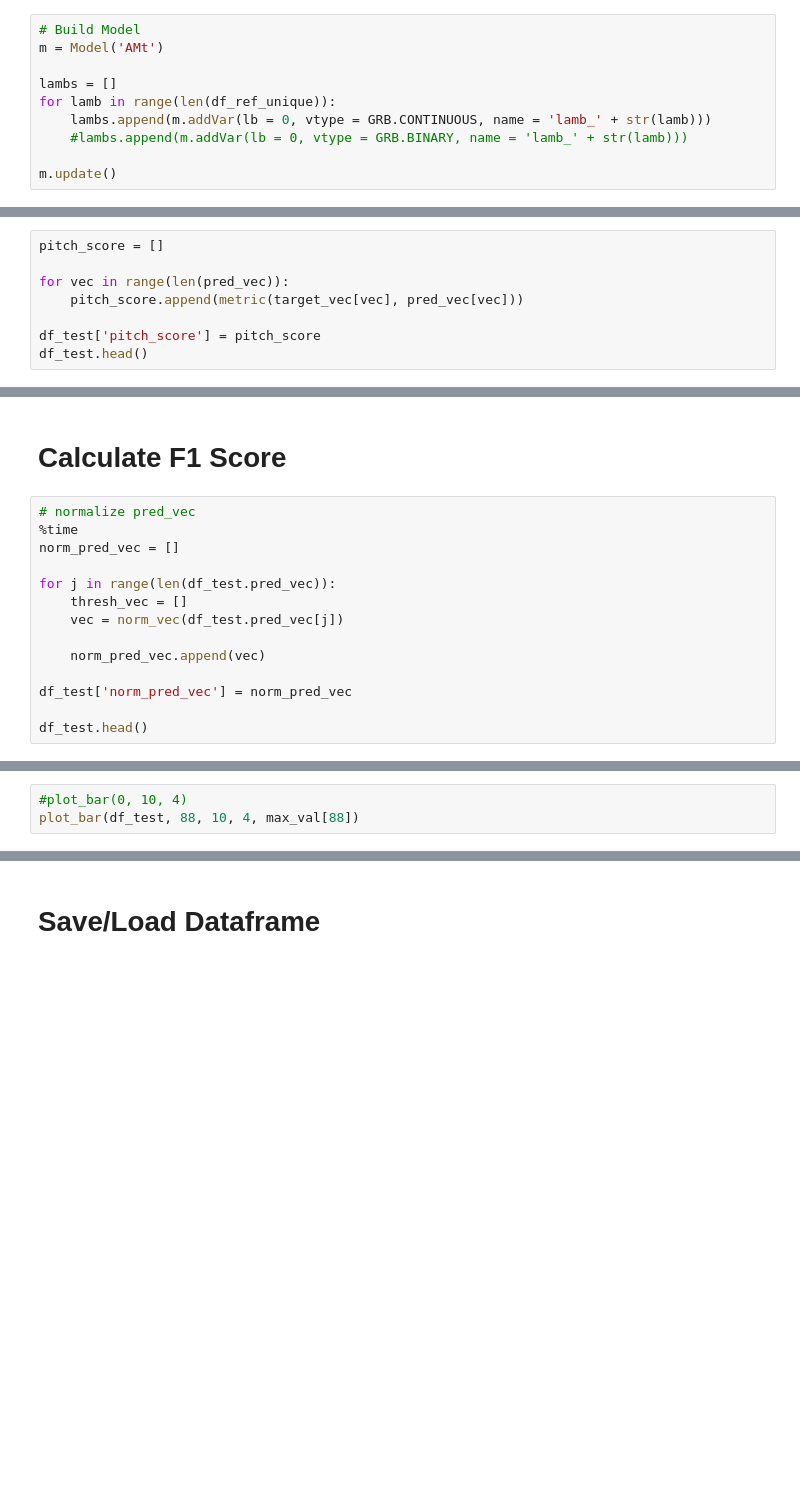
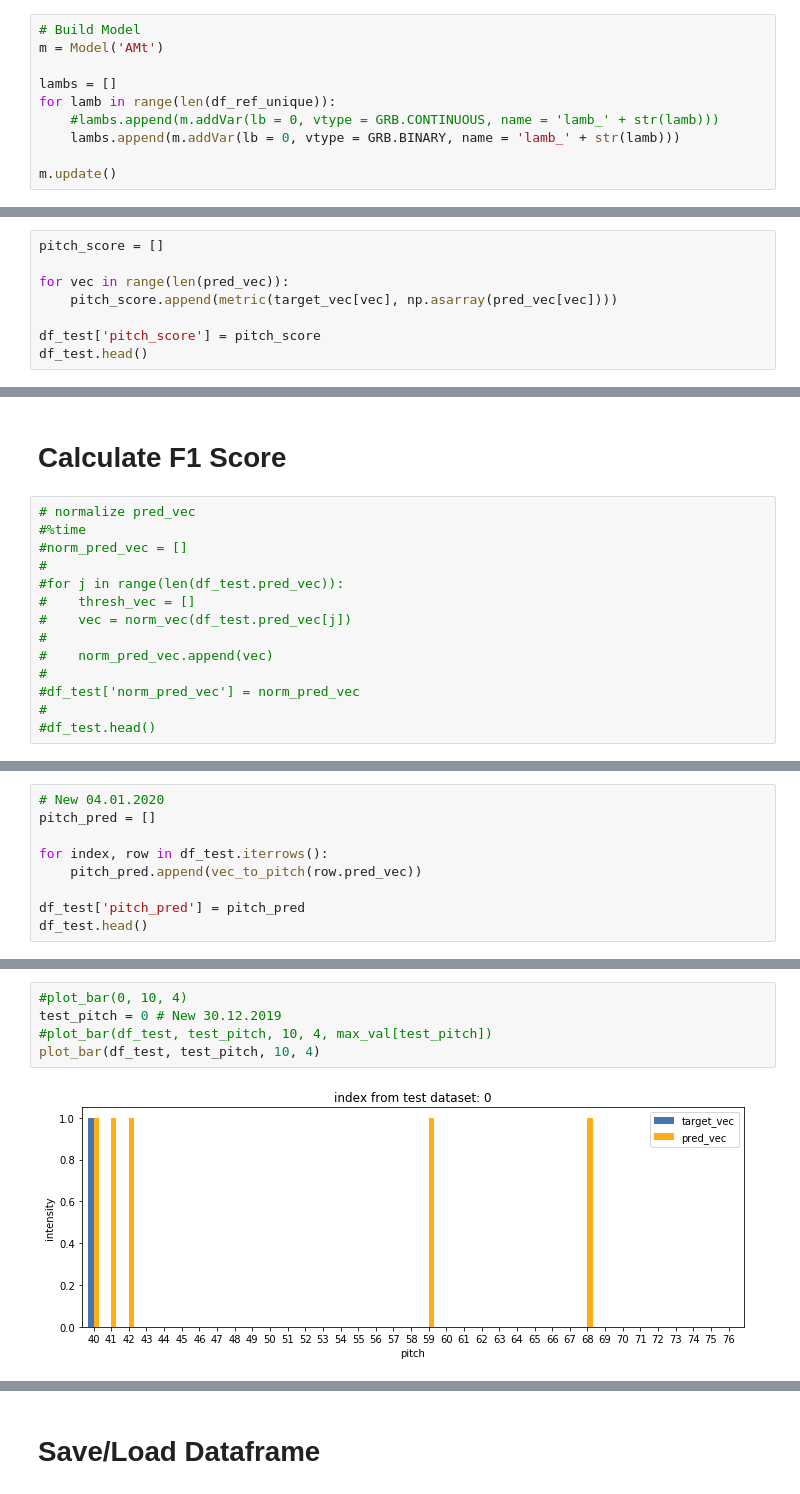
Before and after one commit to deiruch/AMt, a Jupyter notebook: AMt.ipynb, the cells around one changed output, grey strips where cells are left out. Cells and saved outputs as stored; diff of their text form; blank space fills up the shorter version.

```diff
--- a/AMt.ipynb
+++ b/AMt.ipynb
@@ -113,8 +129,8 @@ m = Model('AMt')
 
 lambs = []
 for lamb in range(len(df_ref_unique)):
-    lambs.append(m.addVar(lb = 0, vtype = GRB.CONTINUOUS, name = 'lamb_' + str(lamb)))
-    #lambs.append(m.addVar(lb = 0, vtype = GRB.BINARY, name = 'lamb_' + str(lamb)))
+    #lambs.append(m.addVar(lb = 0, vtype = GRB.CONTINUOUS, name = 'lamb_' + str(lamb)))
+    lambs.append(m.addVar(lb = 0, vtype = GRB.BINARY, name = 'lamb_' + str(lamb)))
 
 m.update()
 # %% [output]
@@ -191,7 +207,7 @@ df_test.head()
 pitch_score = []
 
 for vec in range(len(pred_vec)):
-    pitch_score.append(metric(target_vec[vec], pred_vec[vec]))
+    pitch_score.append(metric(target_vec[vec], np.asarray(pred_vec[vec])))
 
 df_test['pitch_score'] = pitch_score
 df_test.head()
@@ -199,17 +222,17 @@ df_test.head()
 # Calculate F1 Score
 # %%
 # normalize pred_vec
-%time
-norm_pred_vec = []
-
-for j in range(len(df_test.pred_vec)):
-    thresh_vec = []
-    vec = norm_vec(df_test.pred_vec[j])
-
-    norm_pred_vec.append(vec)
-
-df_test['norm_pred_vec'] = norm_pred_vec
-
-df_test.head()
+#%time
+#norm_pred_vec = []
+#
+#for j in range(len(df_test.pred_vec)):
+#    thresh_vec = []
+#    vec = norm_vec(df_test.pred_vec[j])
+#
+#    norm_pred_vec.append(vec)
+#
+#df_test['norm_pred_vec'] = norm_pred_vec
+#
+#df_test.head()
 # %%
 # get all max values from norm_pred_vec
@@ -242,0 +267,9 @@ df_test.head()
+# %%
+# New 04.01.2020
+pitch_pred = []
+
+for index, row in df_test.iterrows():
+    pitch_pred.append(vec_to_pitch(row.pred_vec))
+
+df_test['pitch_pred'] = pitch_pred
+df_test.head()
@@ -243,3 +283,7 @@ df_test.head()
 # %%
 #plot_bar(0, 10, 4)
-plot_bar(df_test, 88, 10, 4, max_val[88])
+test_pitch = 0 # New 30.12.2019
+#plot_bar(df_test, test_pitch, 10, 4, max_val[test_pitch])
+plot_bar(df_test, test_pitch, 10, 4)
+# %% [output]
+[figure, added]
```
Also changed, not shown: parts of 39 cells of this notebook, 2 other files.
